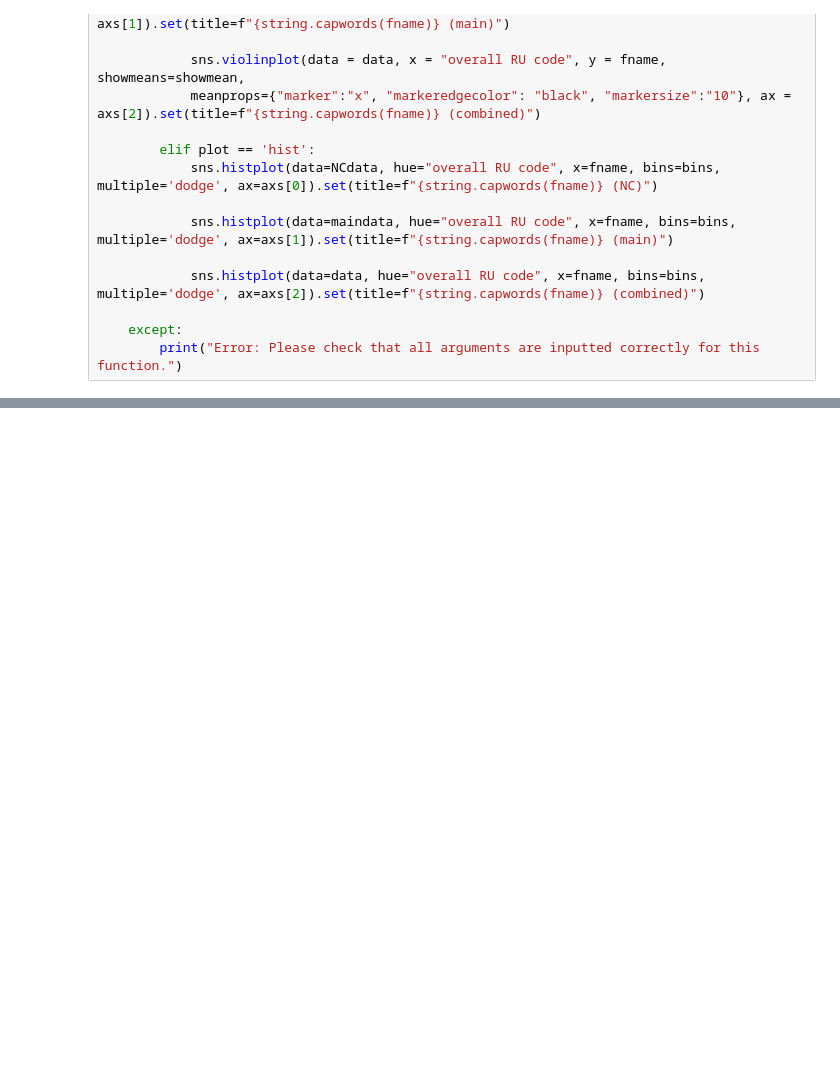
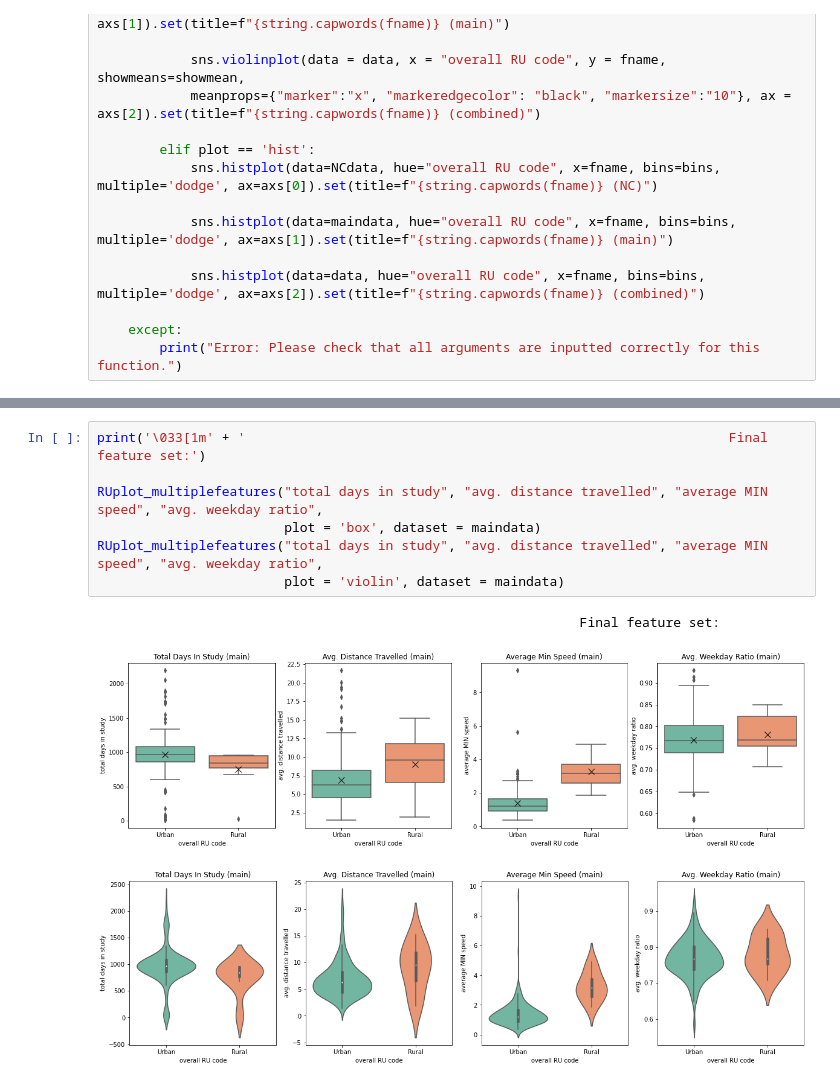
Before and after one commit to maria-jl/DRIVES-rural-urban, a Jupyter notebook: driving correlations (preprocessing)/6. ruralurban_driving correlations.ipynb, the cells around one changed output, grey strips where cells are left out. Cells and saved outputs as stored; diff of their text form; blank space fills up the shorter version.

```diff
--- a/driving correlations (preprocessing)/6. ruralurban_driving correlations.ipynb
+++ b/driving correlations (preprocessing)/6. ruralurban_driving correlations.ipynb
@@ -216,0 +230,11 @@ Plots are not shown here since the data from the DRIVES study is currently priva
+# %%
+print('\033[1m' + '                                                              Final feature set:')
+
+RUplot_multiplefeatures("total days in study", "avg. distance travelled", "average MIN speed", "avg. weekday ratio",
+                        plot = 'box', dataset = maindata)
+RUplot_multiplefeatures("total days in study", "avg. distance travelled", "average MIN speed", "avg. weekday ratio",
+                        plot = 'violin', dataset = maindata)
+# %% [output]
+                                                              Final feature set:
+[figure, added]
+[figure, added]
```
Also changed, not shown: parts of 5 cells of this notebook.
